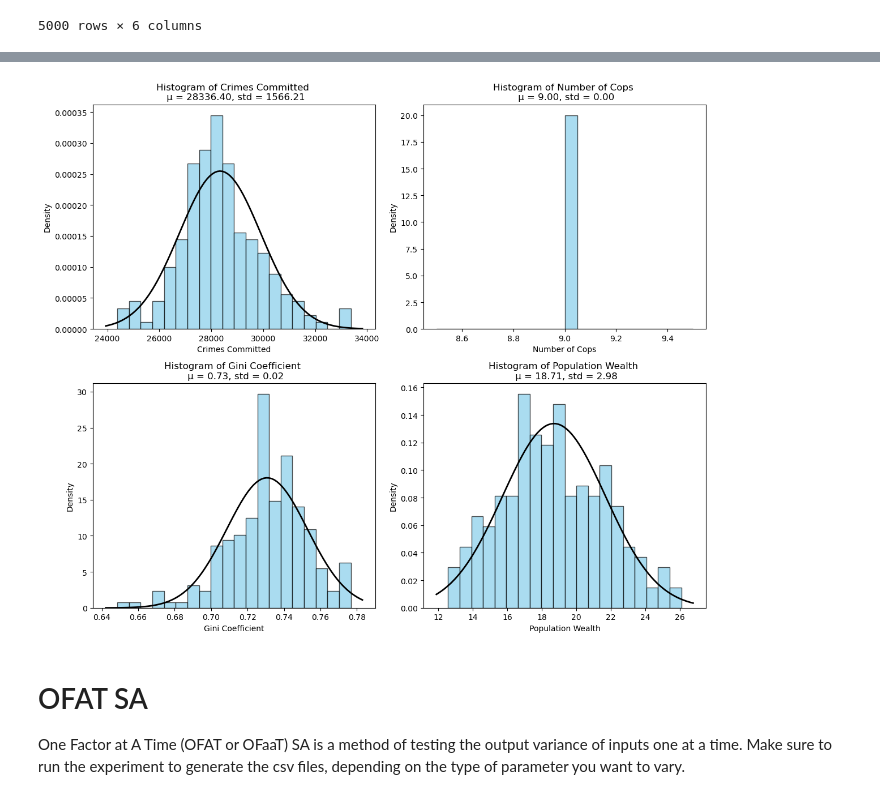
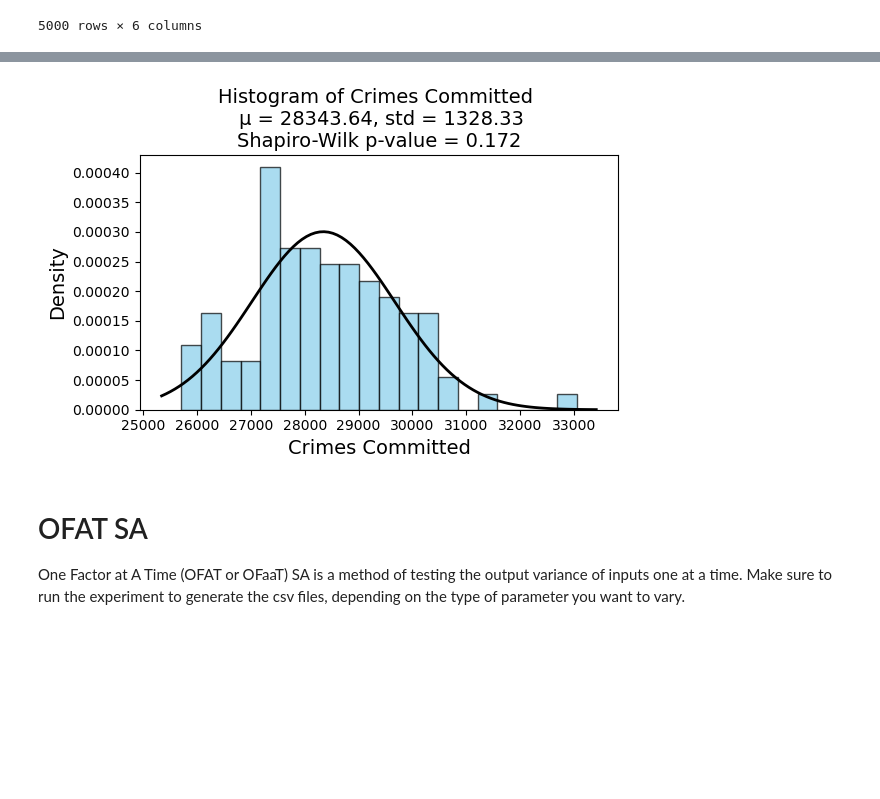
Before and after one commit to nabilasiregar/abm-project, a Jupyter notebook: notebooks/analysis.ipynb, the cells around one changed output, grey strips where cells are left out. Drawn from its saved outputs; the diff is of its cells as text; code cells hidden in the pictures; blank space fills up the shorter version.

```diff
--- a/notebooks/analysis.ipynb
+++ b/notebooks/analysis.ipynb
@@ -12,8 +12,8 @@ from scipy.stats import norm
 # %% [markdown]
 `default_agent_results.csv` and `default_model_results.csv` were obtained by running `python src/experiment.py` with `save_agent_data` set to true in config.toml
 # %%
-model_data = pd.read_csv('../results/default_model_results.csv')
-agent_data = pd.read_csv('../results/default_agent_results.csv')
+model_data = pd.read_csv('../results/model_results.csv')
+agent_data = pd.read_csv('../results/agent_results.csv')
 # %%
 agent_df = agent_data.groupby('iteration').mean().reset_index()
 # %%
@@ -171,42 +129,46 @@ plt.show()
 # %%
-columns_to_plot = ['num_crimes_committed', 'num_cops', 'gini_coeff', 'total_wealth']
+columns_to_plot = ['num_crimes_committed']
 labels = {
     'num_crimes_committed': 'Crimes Committed',
     'num_cops': 'Number of Cops',
     'gini_coeff': 'Gini Coefficient',
-    'total_wealth': 'Population Wealth'
+    'total_wealth': 'Average Population Wealth'
 }
 
-fig, axs = plt.subplots(2, 2, figsize=(12, 10))
-axs = axs.ravel()
+fig, ax = plt.subplots(figsize=(6, 4))
 
 for i, col in enumerate(columns_to_plot):
     mean_value_at_last_step = model_data_at_last_step.groupby(['iteration'])[col].mean().reset_index()
 
     # Calculate the mean and standard deviation for the normal distribution
     mu, std = norm.fit(mean_value_at_last_step[col].dropna())
 
     # Plot the histogram of the data
-    n, bins, patches = axs[i].hist(mean_value_at_last_step[col].dropna(), bins=20, density=True, color='skyblue', edgecolor='black', alpha=0.7)
+    n, bins, patches = ax.hist(mean_value_at_last_step[col].dropna(), bins=20, density=True, color='skyblue', edgecolor='black', alpha=0.7)
 
     # Create a range of values from min to max in a fine range
-    xmin, xmax = axs[i].get_xlim()
+    xmin, xmax = ax.get_xlim()
     x = np.linspace(xmin, xmax, 100)
 
     # Calculate the normal distribution's PDF on the range
     p = norm.pdf(x, mu, std)
 
     # Plot the PDF line
-    axs[i].plot(x, p, 'k', linewidth=2)
+    ax.plot(x, p, 'k', linewidth=2)
     title = f'μ = {mu:.2f}, std = {std:.2f}'
-    axs[i].set_title(f'Histogram of {labels[col]} \n {title}')
-    axs[i].set_xlabel(f'{labels[col]}')
-    axs[i].set_ylabel('Density')
+
+    # Perform Shapiro-Wilk test
+    stat, p_value = shapiro(mean_value_at_last_step[col].dropna())
+    title += f'\nShapiro-Wilk p-value = {p_value:.3g}'
+
+    ax.set_title(f'Histogram of {labels[col]} \n {title}', fontsize=14)
+    ax.set_xlabel(f'{labels[col]}', fontsize=14)
+    ax.set_ylabel('Density', fontsize=14)
 
 plt.tight_layout()
 plt.show()
 # %% [output]
-[figure, old version]
+[figure, new version]
 # %% [markdown]
 # OFAT SA
 One Factor at A Time (OFAT or OFaaT) SA is a method of testing the output variance of inputs one at a time. Make sure to run the experiment to generate the csv files, depending on the type of parameter you want to vary.
```
Also changed, not shown: parts of 18 cells of this notebook, 2 other files.
